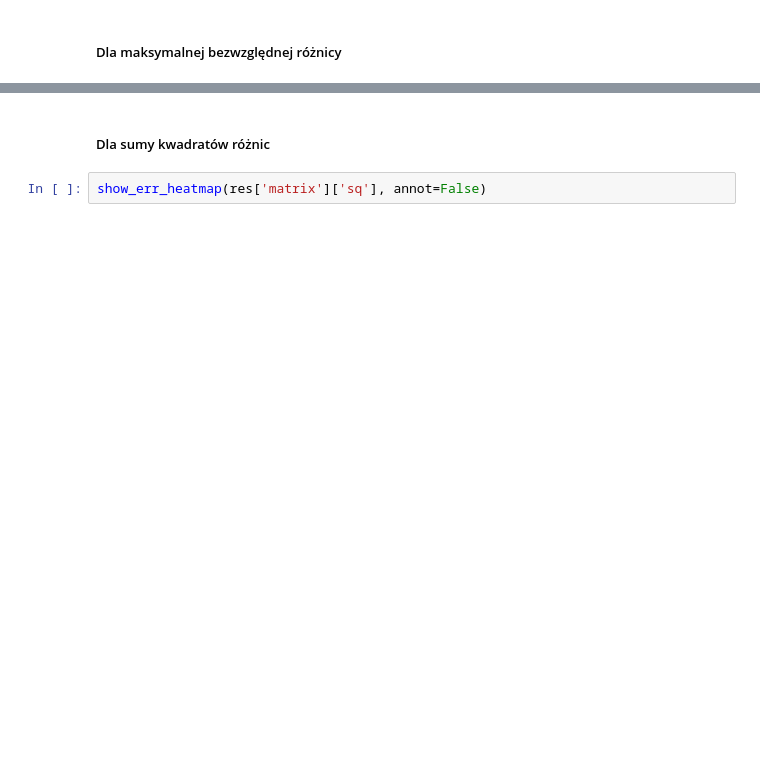
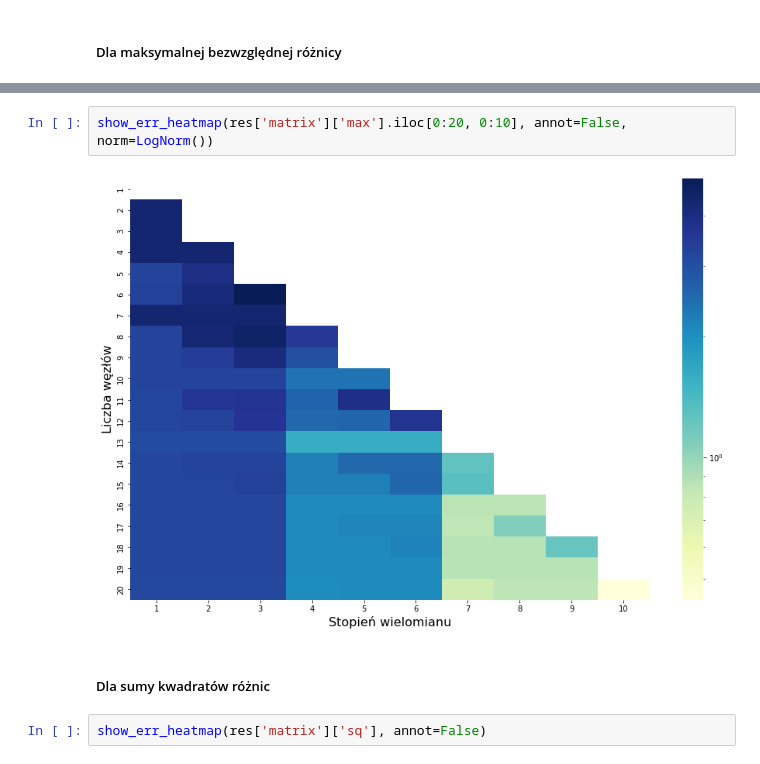
Before and after one commit to MatiPl01/Metody-Obliczeniowe-w-Nauce-i-Technice, a Jupyter notebook: 6. Laboratorium/MOwNiT - Aproksymacja średniokwadratowa trygonometryczna.ipynb, the cells around one changed output, grey strips where cells are left out. Cells and saved outputs as stored; diff of their text form; blank space fills up the shorter version.

```diff
--- a/6. Laboratorium/MOwNiT - Aproksymacja średniokwadratowa trygonometryczna.ipynb
+++ b/6. Laboratorium/MOwNiT - Aproksymacja średniokwadratowa trygonometryczna.ipynb
@@ -359,3 +373,7 @@ show_err_heatmap(res['matrix']['max'], annot=False)
+# %%
+show_err_heatmap(res['matrix']['max'].iloc[0:20, 0:10], annot=False, norm=LogNorm())
+# %% [output]
+[figure, added]
 # %% [markdown]
 ##### Dla sumy kwadratów różnic
 # %%
```
Also changed, not shown: parts of 103 cells of this notebook, 4 other files.
